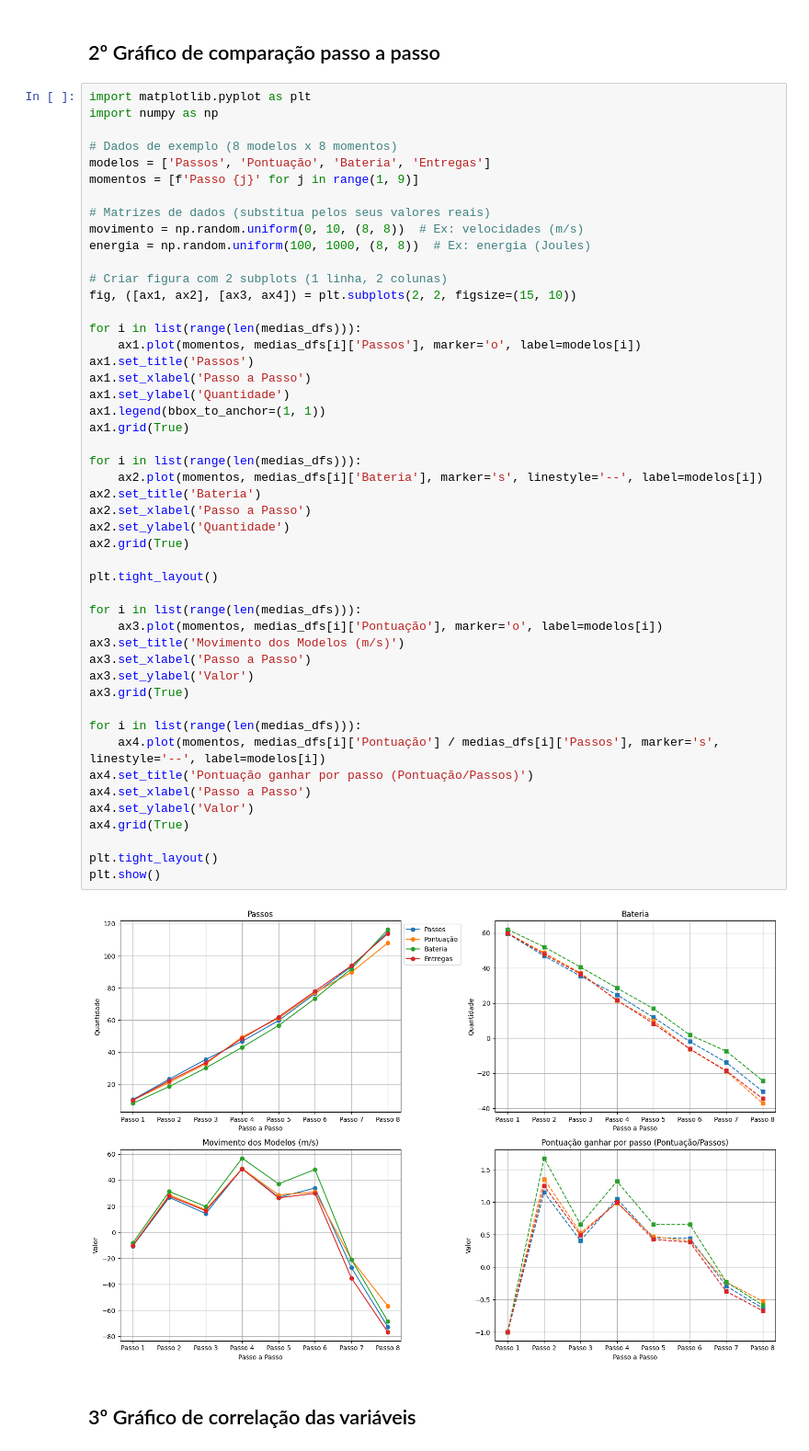
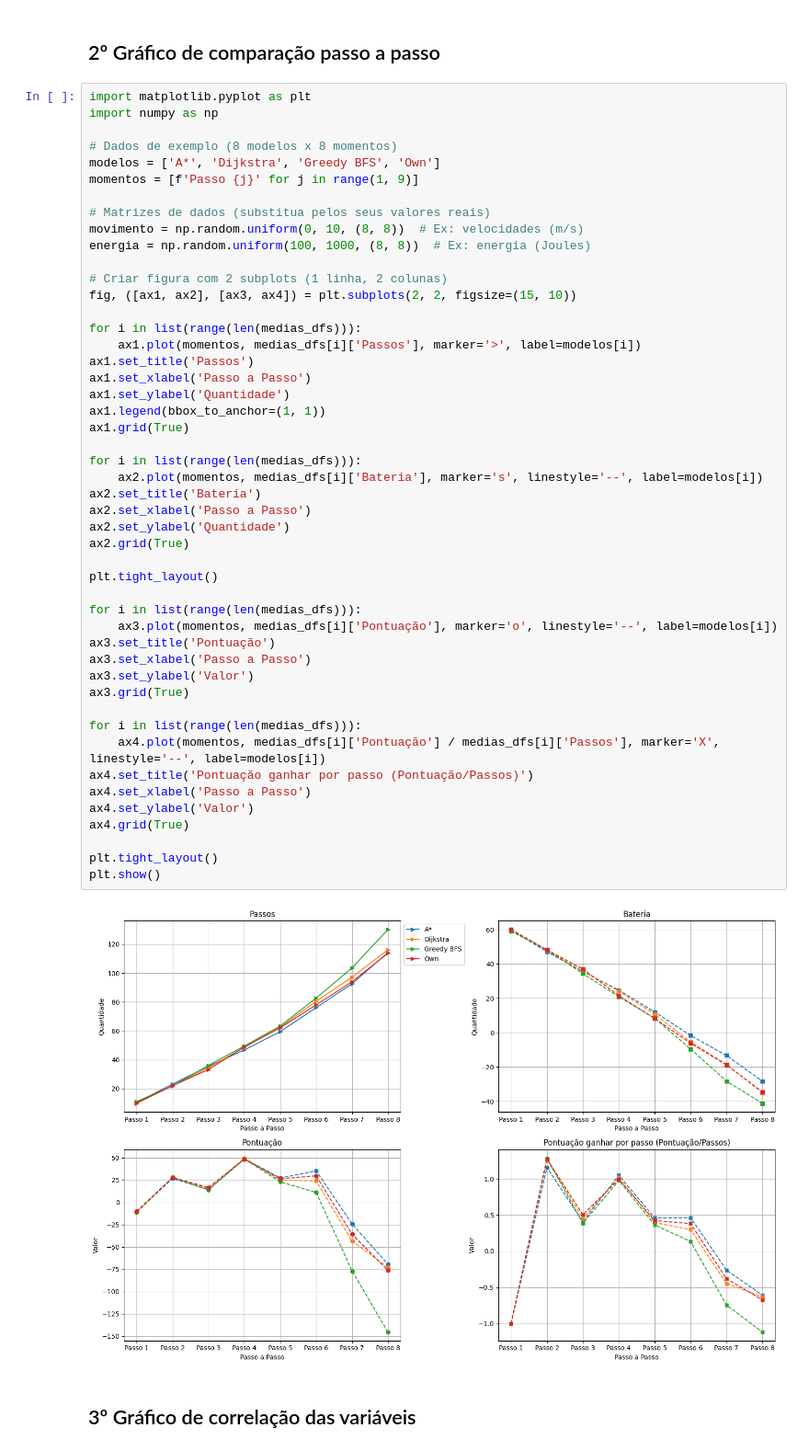
Before and after one commit to juauzitor/delivery-bot, a Jupyter notebook: gerador_de_graficos.ipynb, the cells around one changed output. Shown at 92% size. Cells and saved outputs as stored; diff of their text form.

```diff
--- a/gerador_de_graficos.ipynb
+++ b/gerador_de_graficos.ipynb
@@ -106,7 +106,7 @@ import matplotlib.pyplot as plt
 import numpy as np
 
 # Dados de exemplo (8 modelos x 8 momentos)
-modelos = ['Passos', 'Pontuação', 'Bateria', 'Entregas']
+modelos = ['A*', 'Dijkstra', 'Greedy BFS', 'Own']
 momentos = [f'Passo {j}' for j in range(1, 9)]
 
 # Matrizes de dados (substitua pelos seus valores reais)
@@ -117,40 +117,40 @@ energia = np.random.uniform(100, 1000, (8, 8))  # Ex: energia (Joules)
 fig, ([ax1, ax2], [ax3, ax4]) = plt.subplots(2, 2, figsize=(15, 10))
 
 for i in list(range(len(medias_dfs))):
-    ax1.plot(momentos, medias_dfs[i]['Passos'], marker='o', label=modelos[i])
+    ax1.plot(momentos, medias_dfs[i]['Passos'], marker='>', label=modelos[i])
 ax1.set_title('Passos')
 ax1.set_xlabel('Passo a Passo')
 ax1.set_ylabel('Quantidade')
 ax1.legend(bbox_to_anchor=(1, 1))
 ax1.grid(True)
 
 for i in list(range(len(medias_dfs))):
     ax2.plot(momentos, medias_dfs[i]['Bateria'], marker='s', linestyle='--', label=modelos[i])
 ax2.set_title('Bateria')
 ax2.set_xlabel('Passo a Passo')
 ax2.set_ylabel('Quantidade')
 ax2.grid(True)
 
 plt.tight_layout()
 
 for i in list(range(len(medias_dfs))):
-    ax3.plot(momentos, medias_dfs[i]['Pontuação'], marker='o', label=modelos[i])
-ax3.set_title('Movimento dos Modelos (m/s)')
+    ax3.plot(momentos, medias_dfs[i]['Pontuação'], marker='o', linestyle='--', label=modelos[i])
+ax3.set_title('Pontuação')
 ax3.set_xlabel('Passo a Passo')
 ax3.set_ylabel('Valor')
 ax3.grid(True)
 
 for i in list(range(len(medias_dfs))):
-    ax4.plot(momentos, medias_dfs[i]['Pontuação'] / medias_dfs[i]['Passos'], marker='s', linestyle='--', label=modelos[i])
+    ax4.plot(momentos, medias_dfs[i]['Pontuação'] / medias_dfs[i]['Passos'], marker='X', linestyle='--', label=modelos[i])
 ax4.set_title('Pontuação ganhar por passo (Pontuação/Passos)')
 ax4.set_xlabel('Passo a Passo')
 ax4.set_ylabel('Valor')
 ax4.grid(True)
 
 plt.tight_layout()
 plt.show()
 # %% [output]
-[figure, old version]
+[figure, new version]
 # %% [markdown]
 ## 3º Gráfico de correlação das variáveis
 # %%
```
Also changed, not shown: parts of 7 cells of this notebook, 1 other file.
